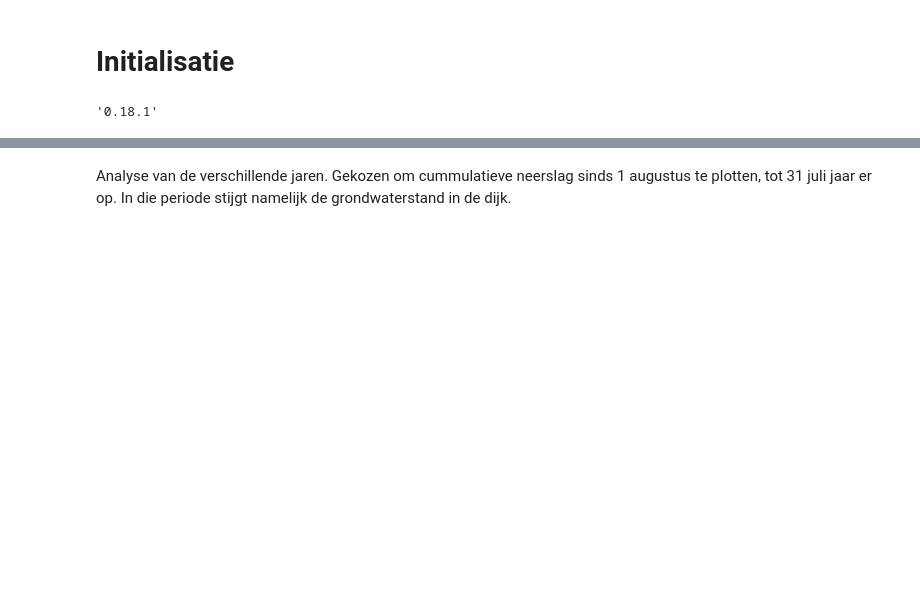
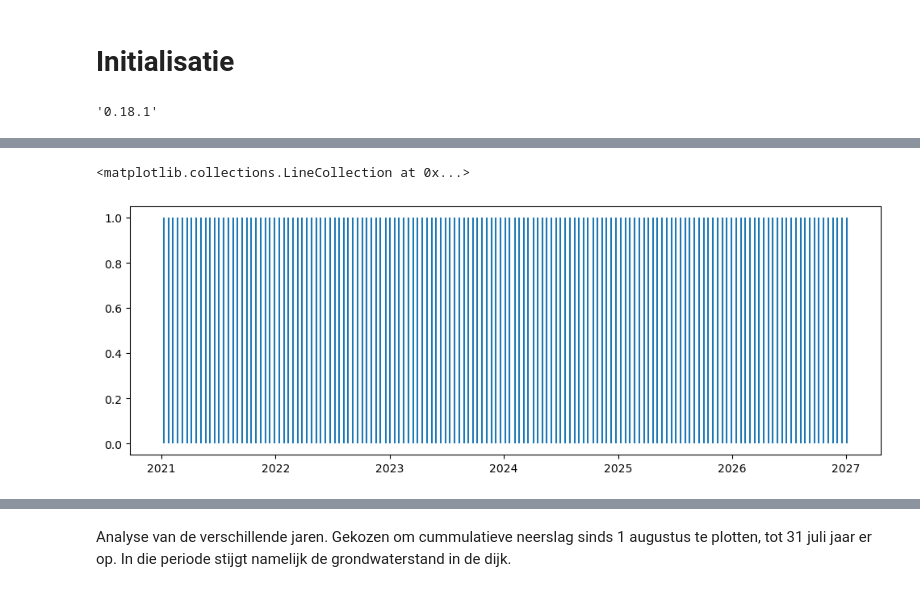
Before and after one commit to scheldestromen/voorverkenning, a Jupyter notebook: notebooks/levee_munsflow_kinematic_wave.ipynb, the cells around one changed output, grey strips where cells are left out. Cells and saved outputs as stored; diff of their text form; code cells hidden in the pictures; blank space fills up the shorter version.

```diff
--- a/notebooks/levee_munsflow_kinematic_wave.ipynb
+++ b/notebooks/levee_munsflow_kinematic_wave.ipynb
@@ -40,0 +58,9 @@ precip.plot(figsize=(12, 4), title=f"Hourly precipitation at KNMI station {preci
+# %%
+df_doodtij = pd.read_csv(DATA_DIR + 'doodtij.csv', parse_dates=['datum_tijd', 'doodtij_verwachting', 'doodtij_verwachting_localize'],)
+df_doodtij['doodtij_verwachting_localize'] = pd.to_datetime(df_doodtij['doodtij_verwachting_localize'], utc=True, errors='coerce')
+# %%
+fig, ax = plt.subplots(figsize=(12, 4))
+ax.vlines(df_doodtij['doodtij_verwachting_localize'], ymin=0, ymax=1, label='Doodtij verwachting')
+# %% [output]
+<matplotlib.collections.LineCollection at 0x...>
+[figure, added]
```
Also changed, not shown: parts of 39 cells of this notebook, 13 other files.
